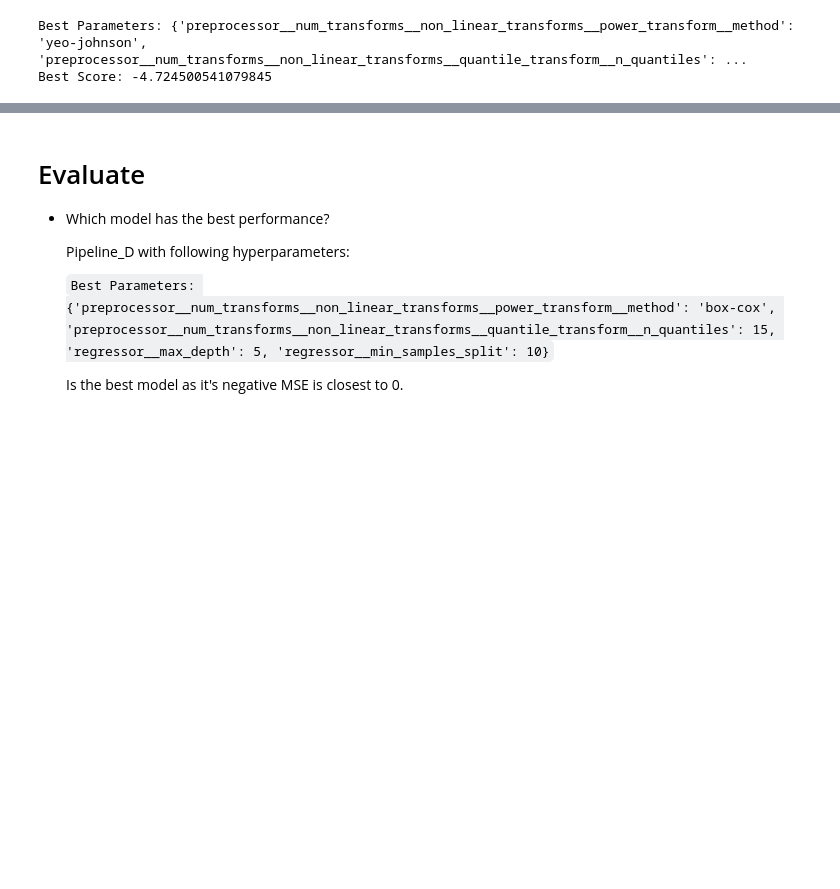
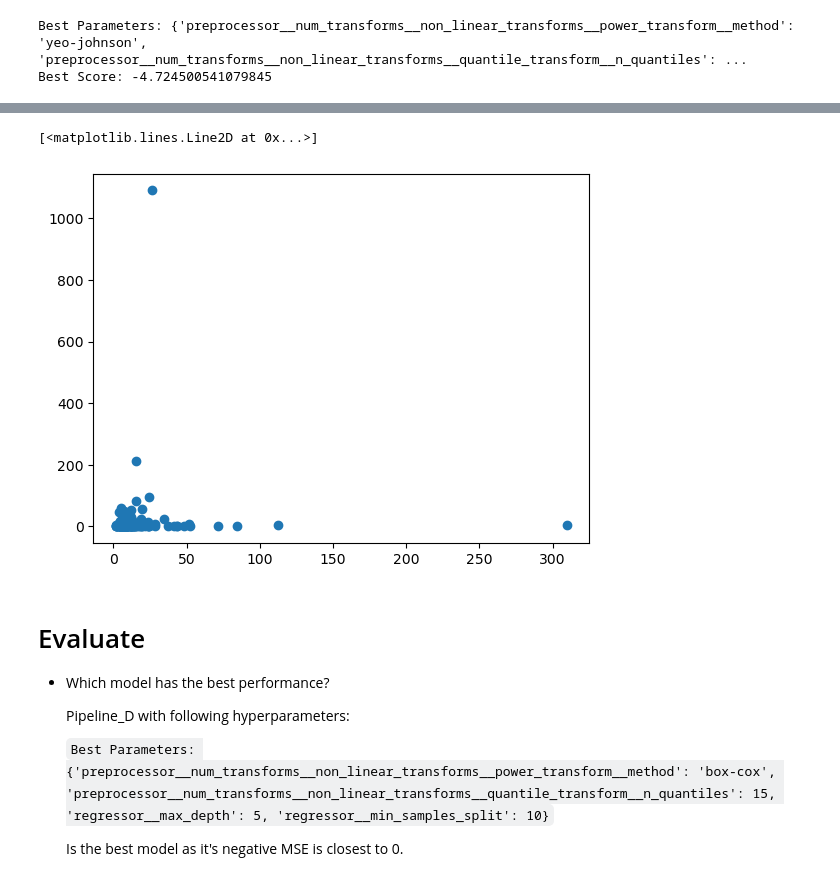
Before and after one commit to UofT-DSI/production, a Jupyter notebook: 02_activities/assignments/assignment_3.ipynb, the cells around one changed output, grey strips where cells are left out. Drawn from its saved outputs; the diff is of its cells as text; code cells hidden in the pictures; blank space fills up the shorter version.

```diff
--- a/02_activities/assignments/assignment_3.ipynb
+++ b/02_activities/assignments/assignment_3.ipynb
@@ -164,7 +163,7 @@ from sklearn.preprocessing import QuantileTransformer, PowerTransformer
 non_linear_transforms = ColumnTransformer(transformers=[('quantile_transform', QuantileTransformer(n_quantiles=10), ['rain']), ('power_transform', PowerTransformer(), ['ffmc'])], remainder='passthrough')
 
 numeric_pipeline = Pipeline(steps=[('non_linear_transforms', non_linear_transforms), ('standard_scaler', StandardScaler())])
-categorical_pipeline = Pipeline(steps=[('one_hot_encoder', OneHotEncoder(handle_unknown='ignore'))])
+categorical_pipeline = Pipeline(steps=[('one_hot_encoder', OneHotEncoder(handle_unknown='infrequent_if_exist'))])
 preproc2 = ColumnTransformer(transformers=[('num_transforms', numeric_pipeline, numeric_features), ('cat_transforms', categorical_pipeline, category_features)])
 preproc2
 # %% [output]
@@ -340,7 +339,7 @@ param_grid_D = {
 }
 
 # Create the GridSearchCV object
-grid_search_D = GridSearchCV(pipeline_D, param_grid_D, cv=5)
+grid_search_D = GridSearchCV(pipeline_D, param_grid_D, cv=5,refit='neg_mean_squared_error')
 
 # Fit the grid search to the data
 grid_search_D.fit(X, y)
@@ -367,0 +390,6 @@ cv_results_best
+# %%
+from sklearn.model_selection import train_test_split
+
+X_train, X_test, y_train, y_test = train_test_split(X, y, test_size=0.3, random_state=42)
+
+grid_search_D.best_estimator_.fit(X_train, y_train)
@@ -368,3 +417,15 @@ cv_results_best
+# %%
+import matplotlib.pyplot as plt
+
+predicted_values = grid_search_D.best_estimator_.predict(X_test)
+
+actual_values = y_test
+plotData = pd.DataFrame({'Actual': actual_values, 'Predicted': predicted_values})
+plt.plot(predicted_values, actual_values, 'o')
+# Plotting the chart
+# %% [output]
+[<matplotlib.lines.Line2D at 0x...>]
+[figure, added]
 # %% [markdown]
 # Evaluate
 
```
Also changed, not shown: parts of 14 cells of this notebook, 1 other file.
